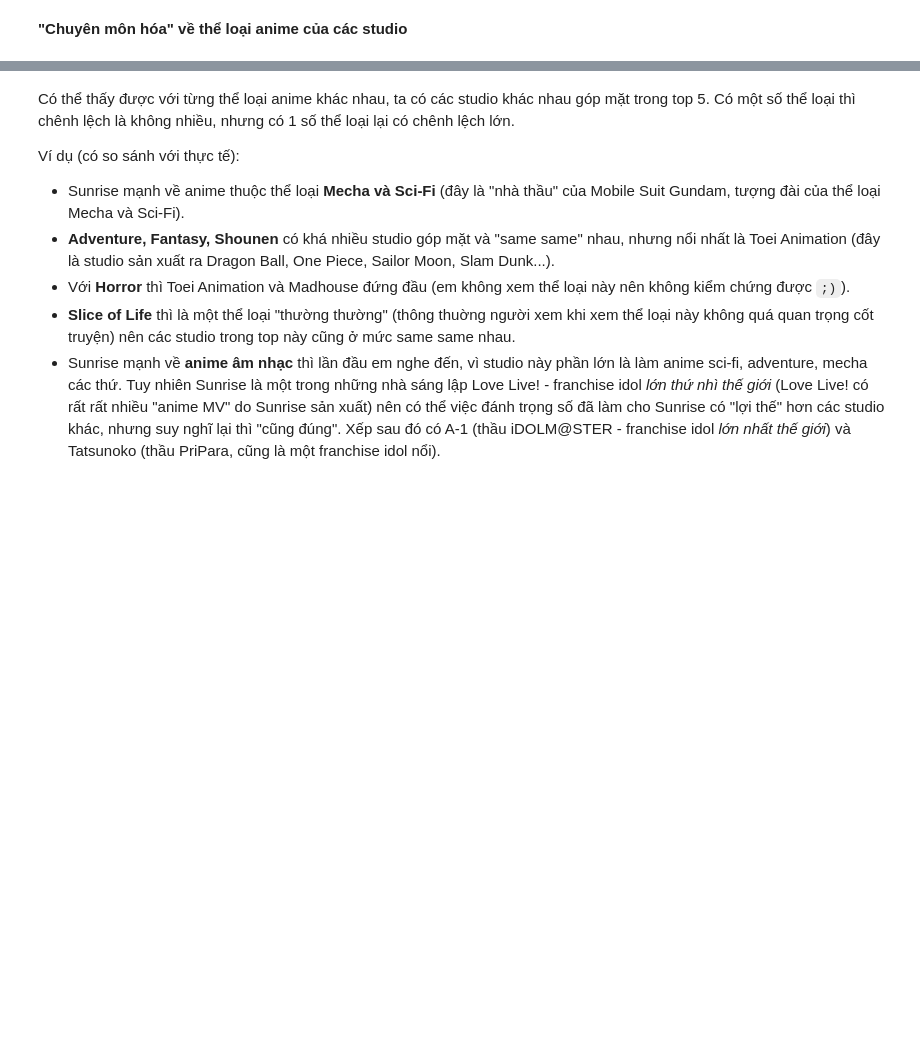
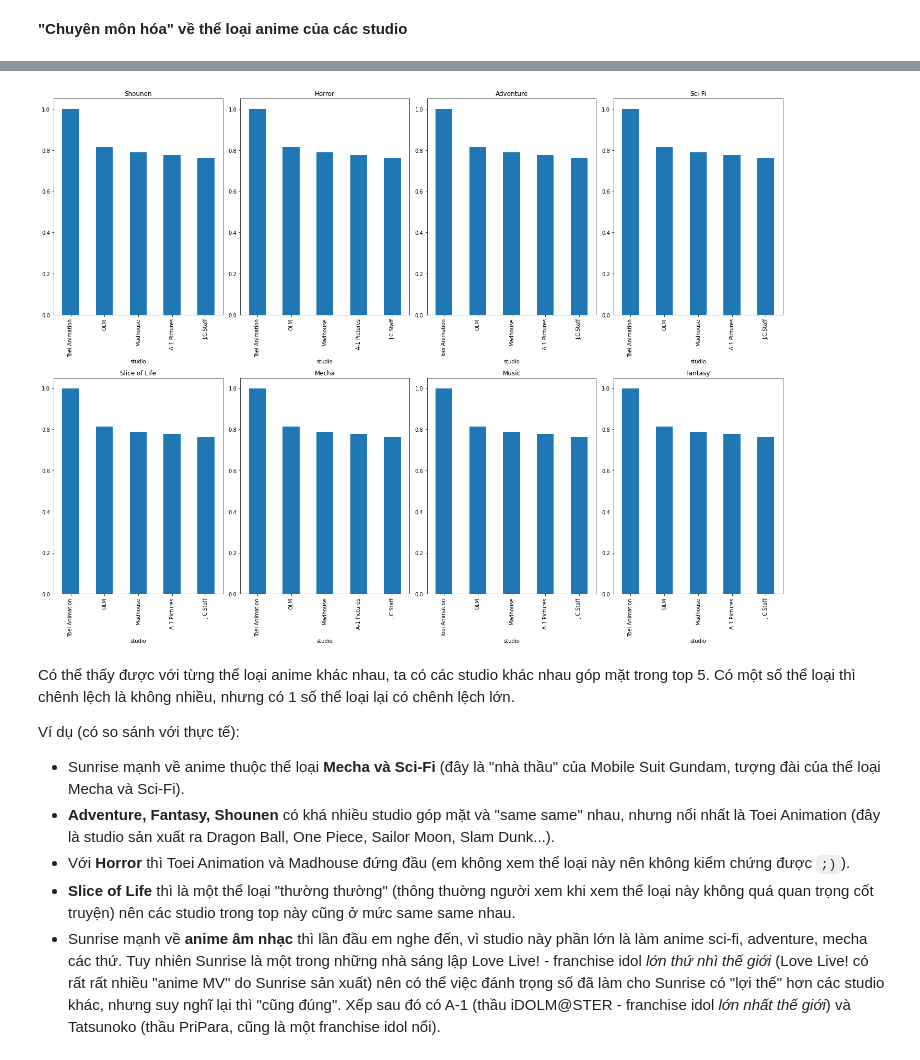
Before and after one commit to hungngocphat01/HCMUS-IntroDataSc-FinalProj, a Jupyter notebook: FINAL.ipynb, the cells around one changed output, grey strips where cells are left out. Cells and saved outputs as stored; diff of their text form; code cells hidden in the pictures; blank space fills up the shorter version.

```diff
--- a/FINAL.ipynb
+++ b/FINAL.ipynb
@@ -848,0 +834,13 @@ fig.tight_layout()
+# %%
+# Lấy ra các hàng có genre thuộc vào tập trên
+int_genres_df = genre_expl_df[genre_expl_df.genre.isin(interested_genres)]
+# Flatten cột studio
+int_genres_df = int_genres_df.explode('studio')
+# Với mỗi genre, lấy trung bình theo studio
+int_genres_df = int_genres_df.groupby(['genre', 'studio'])['score'].mean()
+# %%
+# Nhân giá trị điểm của mỗi studio với trọng số đã tính
+int_genres_df = int_genres_df.unstack().multiply(studio_weights, axis=1)
+# Đưa về multiindex như cũ
+int_genres_df = int_genres_df.stack()
+int_genres_df
@@ -849,3 +861,22 @@ fig.tight_layout()
+# %%
+fig, axes = plt.subplots(2, 4, figsize=(20, 15))
+axes = axes.ravel()
+
+# Duyệt qua từng thể loại
+for i, genre in enumerate(interested_genres):
+    genre_series = int_genres_df[genre]
+
+    genre_series.sort_values(ascending=False, inplace=True)
+    genre_series = standardize(genre_studio)
+
+    genre_studio.head(5).plot(
+        kind='bar',
+        title=genre,
+        ax=axes[i]
+    )
+fig.tight_layout()
+# %% [output]
+[figure, added]
 # %% [markdown]
 Có thể thấy được với từng thể loại anime khác nhau, ta có các studio khác nhau góp mặt trong top 5. Có một số thể loại thì chênh lệch là không nhiều, nhưng có 1 số thể loại lại có chênh lệch lớn.
 
```
Also changed, not shown: parts of 8 cells of this notebook.
